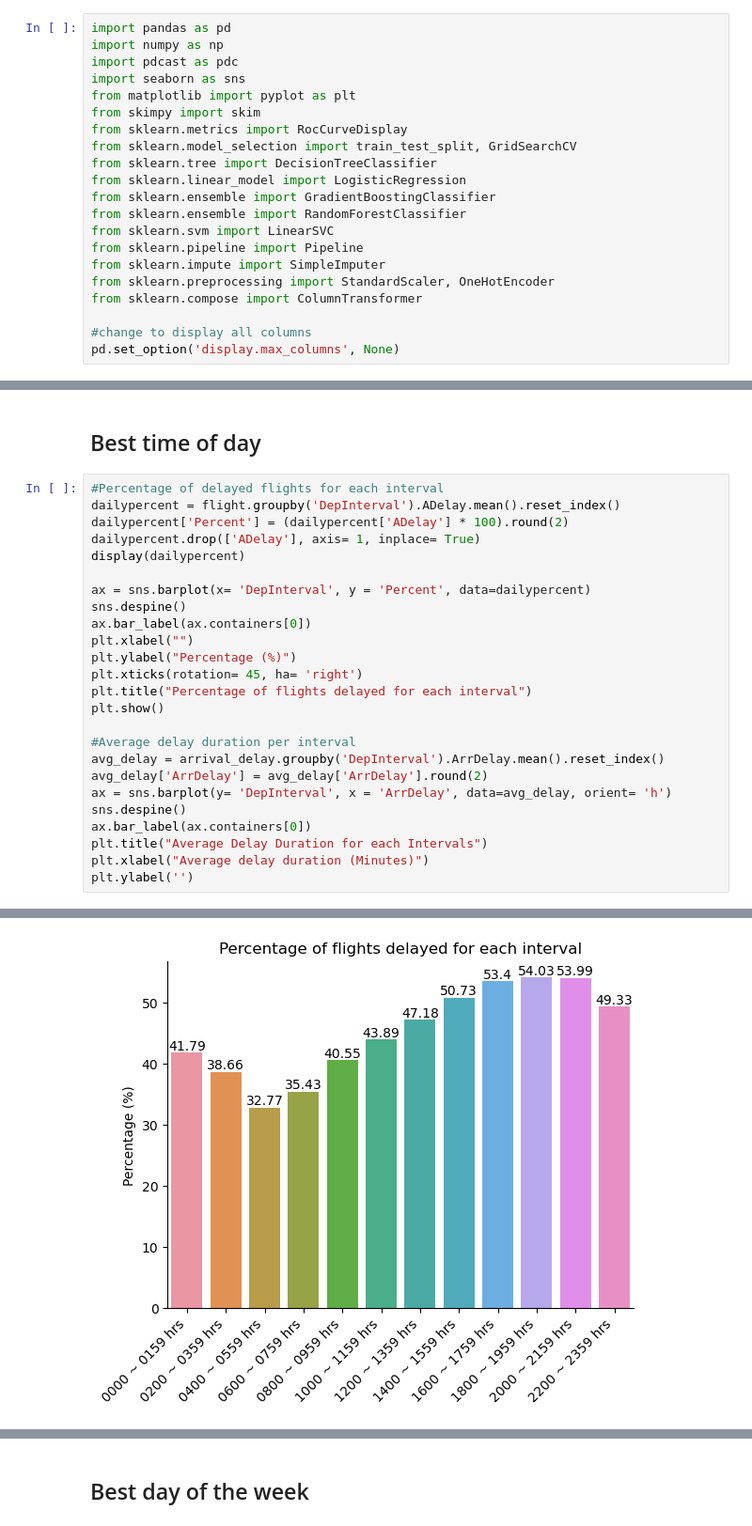
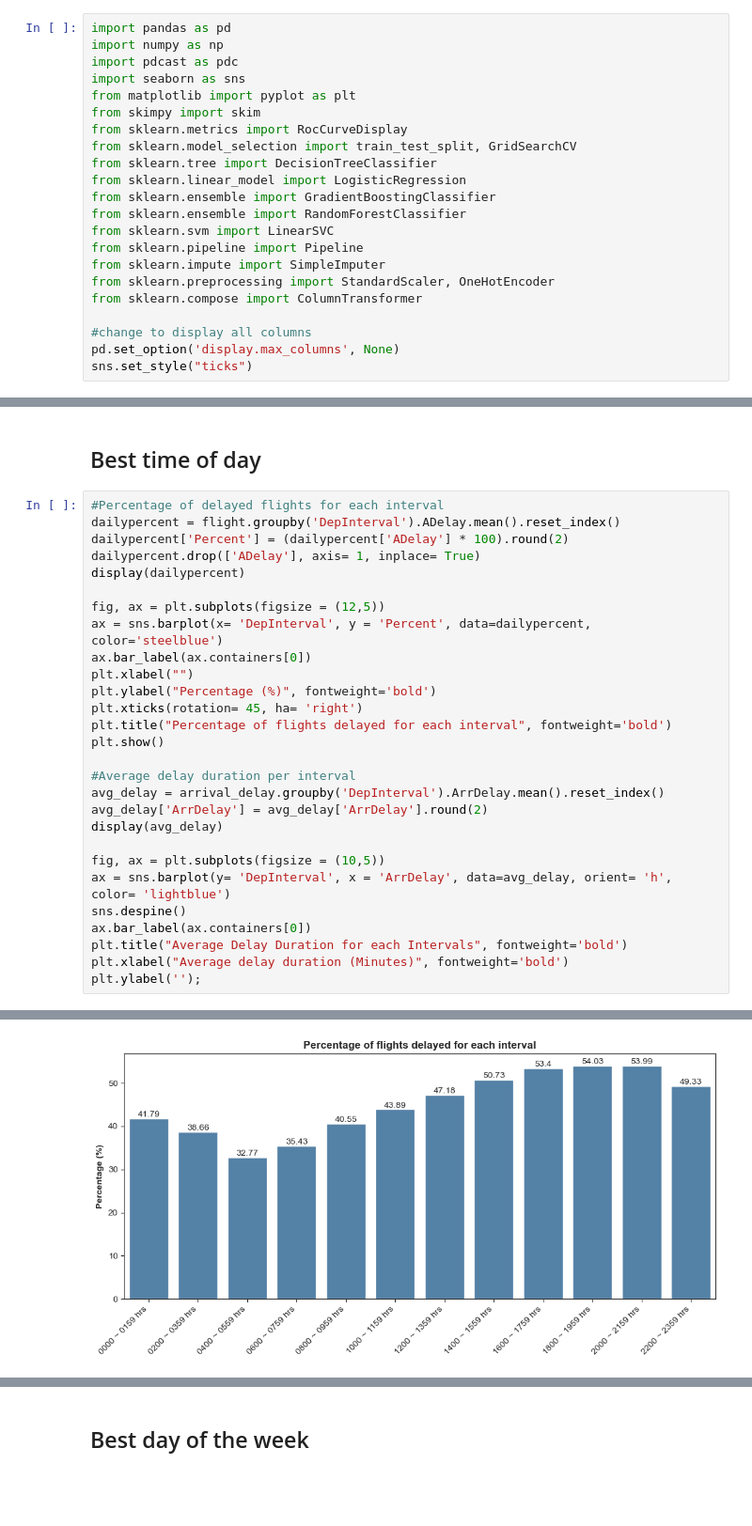
Before and after one commit to zxloo002/st2195cw, a Jupyter notebook: ZhiXian_Python.ipynb, the cells around one changed output, grey strips where cells are left out. Shown: that part at 94% size. Drawn from its saved outputs; the diff is of its cells as text; blank space fills up the shorter version.

Commit message:
Changes to the plot codes

```diff
--- a/ZhiXian_Python.ipynb
+++ b/ZhiXian_Python.ipynb
@@ -21,6 +21,7 @@ from sklearn.compose import ColumnTransformer
 
 #change to display all columns
 pd.set_option('display.max_columns', None)
+sns.set_style("ticks")
 # %% [markdown]
 # Load the data from the CSV files
 # %% [markdown]
@@ -98,39 +84,42 @@ arrival_delay
 #Percentage of delayed flights for each interval
 dailypercent = flight.groupby('DepInterval').ADelay.mean().reset_index()
 dailypercent['Percent'] = (dailypercent['ADelay'] * 100).round(2)
 dailypercent.drop(['ADelay'], axis= 1, inplace= True)
 display(dailypercent)
 
-ax = sns.barplot(x= 'DepInterval', y = 'Percent', data=dailypercent)
-sns.despine()
+fig, ax = plt.subplots(figsize = (12,5))
+ax = sns.barplot(x= 'DepInterval', y = 'Percent', data=dailypercent, color='steelblue')
 ax.bar_label(ax.containers[0])
 plt.xlabel("")
-plt.ylabel("Percentage (%)")
+plt.ylabel("Percentage (%)", fontweight='bold')
 plt.xticks(rotation= 45, ha= 'right')
-plt.title("Percentage of flights delayed for each interval")
+plt.title("Percentage of flights delayed for each interval", fontweight='bold')
 plt.show()
 
 #Average delay duration per interval
 avg_delay = arrival_delay.groupby('DepInterval').ArrDelay.mean().reset_index()
 avg_delay['ArrDelay'] = avg_delay['ArrDelay'].round(2)
-ax = sns.barplot(y= 'DepInterval', x = 'ArrDelay', data=avg_delay, orient= 'h')
+display(avg_delay)
+
+fig, ax = plt.subplots(figsize = (10,5))
+ax = sns.barplot(y= 'DepInterval', x = 'ArrDelay', data=avg_delay, orient= 'h', color= 'lightblue')
 sns.despine()
 ax.bar_label(ax.containers[0])
-plt.title("Average Delay Duration for each Intervals")
-plt.xlabel("Average delay duration (Minutes)")
-plt.ylabel('')
+plt.title("Average Delay Duration for each Intervals", fontweight='bold')
+plt.xlabel("Average delay duration (Minutes)", fontweight='bold')
+plt.ylabel('');
 # %% [output]
 |  | DepInterval | Percent |
 | 0 | 0000 ~ 0159 hrs | 41.79 |
 | 1 | 0200 ~ 0359 hrs | 38.66 |
 | 2 | 0400 ~ 0559 hrs | 32.77 |
 | 3 | 0600 ~ 0759 hrs | 35.43 |
 | 4 | 0800 ~ 0959 hrs | 40.55 |
 | 5 | 1000 ~ 1159 hrs | 43.89 |
 | 6 | 1200 ~ 1359 hrs | 47.18 |
 | 7 | 1400 ~ 1559 hrs | 50.73 |
 | 8 | 1600 ~ 1759 hrs | 53.4 |
 | 9 | 1800 ~ 1959 hrs | 54.03 |
 | 10 | 2000 ~ 2159 hrs | 53.99 |
 | 11 | 2200 ~ 2359 hrs | 49.33 |
-[figure, old version]
+[figure, new version]
```
Also changed, not shown: parts of 27 cells of this notebook.
